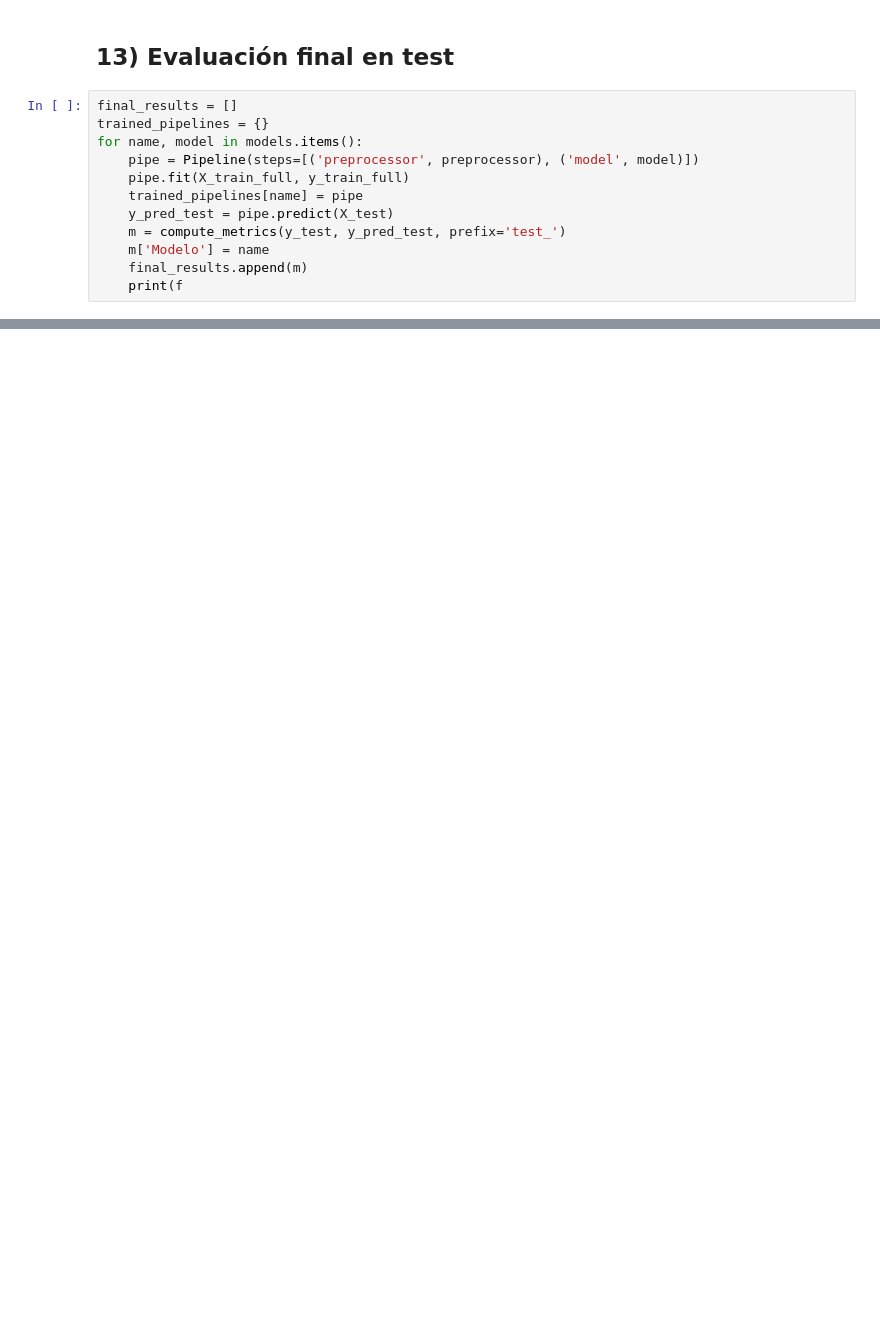
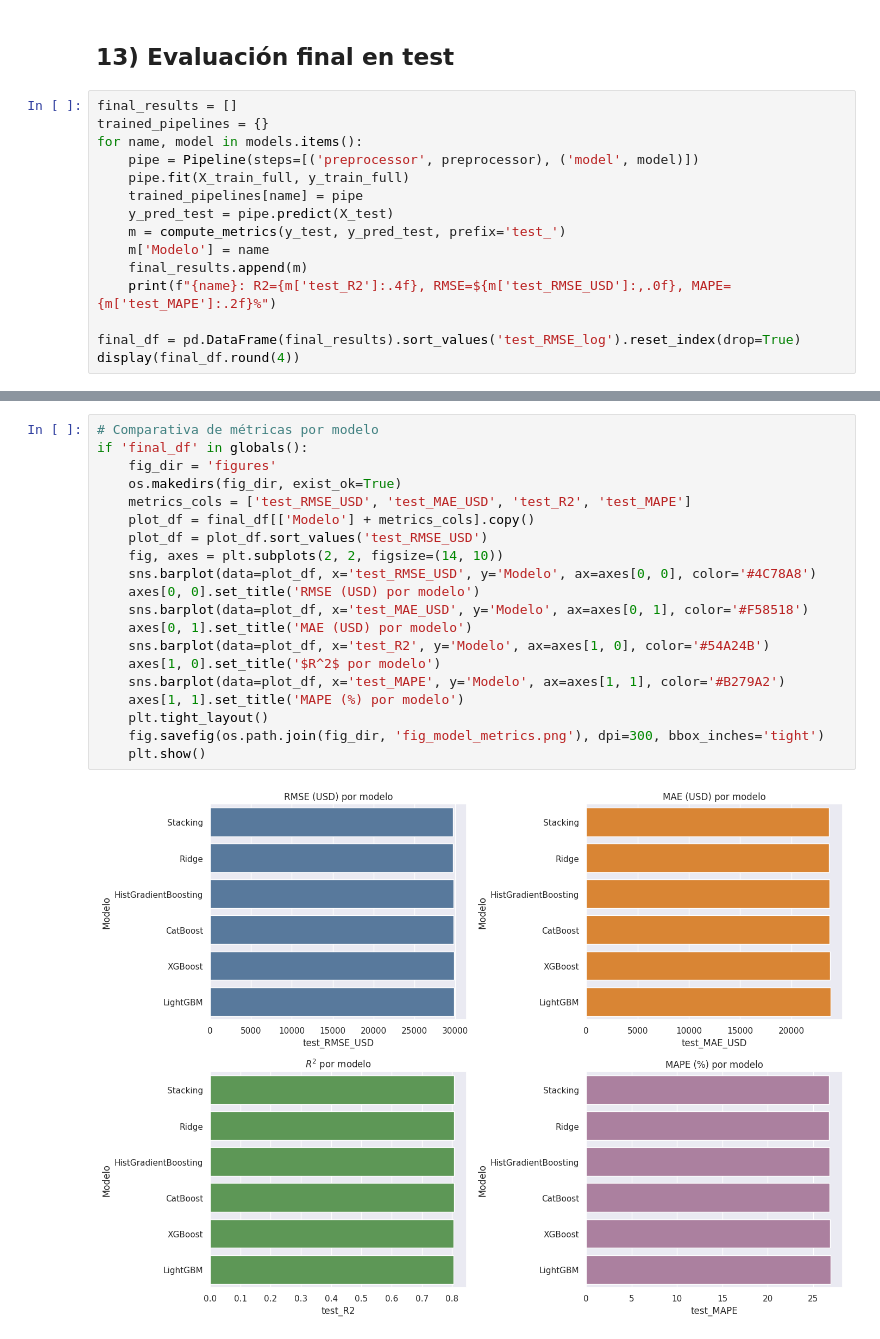
Before and after one commit to debugsito/tech-salary-prediction, a Jupyter notebook: salary_prediction_v4.ipynb, the cells around one changed output, grey strips where cells are left out. Drawn from its saved outputs; the diff is of its cells as text; blank space fills up the shorter version.

```diff
--- a/salary_prediction_v4.ipynb
+++ b/salary_prediction_v4.ipynb
@@ -657,4 +664,7 @@ for name, model in models.items():
     m = compute_metrics(y_test, y_pred_test, prefix='test_')
     m['Modelo'] = name
     final_results.append(m)
-    print(f
+    print(f"{name}: R2={m['test_R2']:.4f}, RMSE=${m['test_RMSE_USD']:,.0f}, MAPE={m['test_MAPE']:.2f}%")
+
+final_df = pd.DataFrame(final_results).sort_values('test_RMSE_log').reset_index(drop=True)
+display(final_df.round(4))
@@ -660,0 +693,22 @@ for name, model in models.items():
+# %%
+# Comparativa de métricas por modelo
+if 'final_df' in globals():
+    fig_dir = 'figures'
+    os.makedirs(fig_dir, exist_ok=True)
+    metrics_cols = ['test_RMSE_USD', 'test_MAE_USD', 'test_R2', 'test_MAPE']
+    plot_df = final_df[['Modelo'] + metrics_cols].copy()
+    plot_df = plot_df.sort_values('test_RMSE_USD')
+    fig, axes = plt.subplots(2, 2, figsize=(14, 10))
+    sns.barplot(data=plot_df, x='test_RMSE_USD', y='Modelo', ax=axes[0, 0], color='#4C78A8')
+    axes[0, 0].set_title('RMSE (USD) por modelo')
+    sns.barplot(data=plot_df, x='test_MAE_USD', y='Modelo', ax=axes[0, 1], color='#F58518')
+    axes[0, 1].set_title('MAE (USD) por modelo')
+    sns.barplot(data=plot_df, x='test_R2', y='Modelo', ax=axes[1, 0], color='#54A24B')
+    axes[1, 0].set_title('$R^2$ por modelo')
+    sns.barplot(data=plot_df, x='test_MAPE', y='Modelo', ax=axes[1, 1], color='#B279A2')
+    axes[1, 1].set_title('MAPE (%) por modelo')
+    plt.tight_layout()
+    fig.savefig(os.path.join(fig_dir, 'fig_model_metrics.png'), dpi=300, bbox_inches='tight')
+    plt.show()
+# %% [output]
+[figure, added]
```
Also changed, not shown: parts of 7 cells of this notebook, 7 other files.
